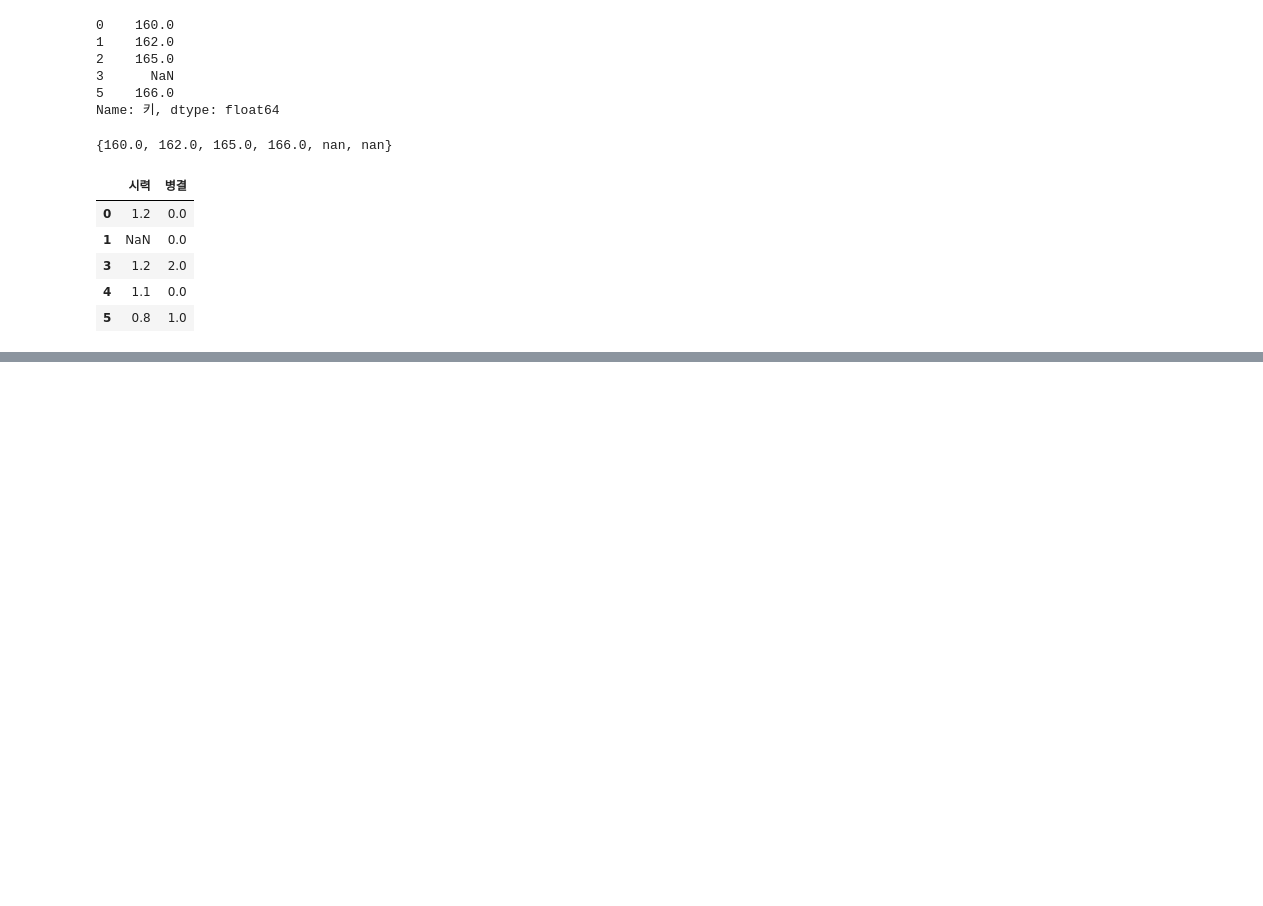
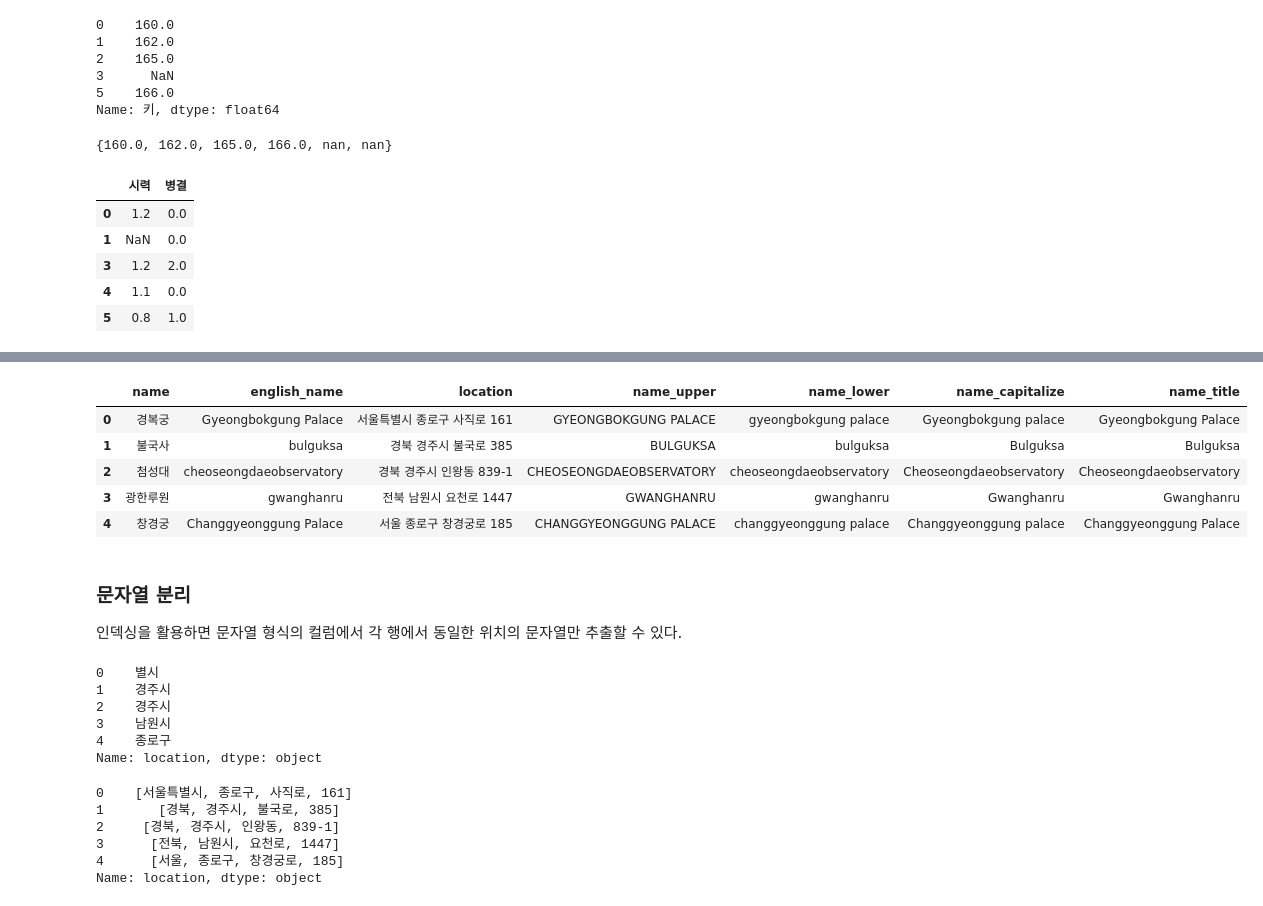
Before and after one commit to torabo/Studywithbooks, a Jupyter notebook: book_list/파이썬 한권으로 끝내기(ADP)/제2장.ipynb, the cells around one changed output, grey strips where cells are left out. Drawn from its saved outputs; the diff is of its cells as text; code cells hidden in the pictures; blank space fills up the shorter version.

```diff
--- a/book_list/파이썬 한권으로 끝내기(ADP)/제2장.ipynb
+++ b/book_list/파이썬 한권으로 끝내기(ADP)/제2장.ipynb
@@ -633,0 +1050,13 @@ health[['시력',  '병결']].drop_duplicates()
+# %%
+# 예시 데이터
+
+landmark = pd.DataFrame(
+    {'name' : ['경복궁', '불국사' , '첨성대', '광한루원', '창경궁'],
+     'english_name' : ['Gyeongbokgung Palace', 'bulguksa', 'cheoseongdae' 'observatory', 'gwanghanru', 'Changgyeonggung Palace'],
+     'location' : ['서울특별시 종로구 사직로 161', '경북 경주시 불국로 385', '경북 경주시 인왕동 839-1', '전북 남원시 요천로 1447', '서울 종로구 창경궁로 185']}
+)
+# %%
+landmark['name_upper'] = landmark['english_name'].str.upper()
+landmark['name_lower'] = landmark['english_name'].str.lower()
+
+landmark
@@ -633,0 +1070,36 @@ health[['시력',  '병결']].drop_duplicates()
+# %%
+landmark['name_capitalize'] = landmark['english_name'].str.capitalize()
+landmark['name_title'] = landmark['english_name'].str.title()
+
+landmark
+# %% [output]
+|  | name | english_name | location | name_upper | name_lower | name_capitalize | name_title |
+| 0 | 경복궁 | Gyeongbokgung Palace | 서울특별시 종로구 사직로 161 | GYEONGBOKGUNG PALACE | gyeongbokgung palace | Gyeongbokgung palace | Gyeongbokgung Palace |
+| 1 | 불국사 | bulguksa | 경북 경주시 불국로 385 | BULGUKSA | bulguksa | Bulguksa | Bulguksa |
+| 2 | 첨성대 | cheoseongdaeobservatory | 경북 경주시 인왕동 839-1 | CHEOSEONGDAEOBSERVATORY | cheoseongdaeobservatory | Cheoseongdaeobservatory | Cheoseongdaeobservatory |
+| 3 | 광한루원 | gwanghanru | 전북 남원시 요천로 1447 | GWANGHANRU | gwanghanru | Gwanghanru | Gwanghanru |
+| 4 | 창경궁 | Changgyeonggung Palace | 서울 종로구 창경궁로 185 | CHANGGYEONGGUNG PALACE | changgyeonggung palace | Changgyeonggung palace | Changgyeonggung Palace |
+# %% [markdown]
+### 문자열 분리
+
+인덱싱을 활용하면 문자열 형식의 컬럼에서 각 행에서 동일한 위치의 문자열만 추출할 수 있다.
+# %%
+landmark['location'].str[3:6]
+# %% [output]
+0    별시
+1    경주시
+2    경주시
+3    남원시
+4    종로구
+Name: location, dtype: object
+# %%
+series_split = landmark['location'].str.split()
+
+series_split
+# %% [output]
+0    [서울특별시, 종로구, 사직로, 161]
+1       [경북, 경주시, 불국로, 385]
+2     [경북, 경주시, 인왕동, 839-1]
+3      [전북, 남원시, 요천로, 1447]
+4      [서울, 종로구, 창경궁로, 185]
+Name: location, dtype: object
```
Also changed, not shown: parts of 70 cells of this notebook.
